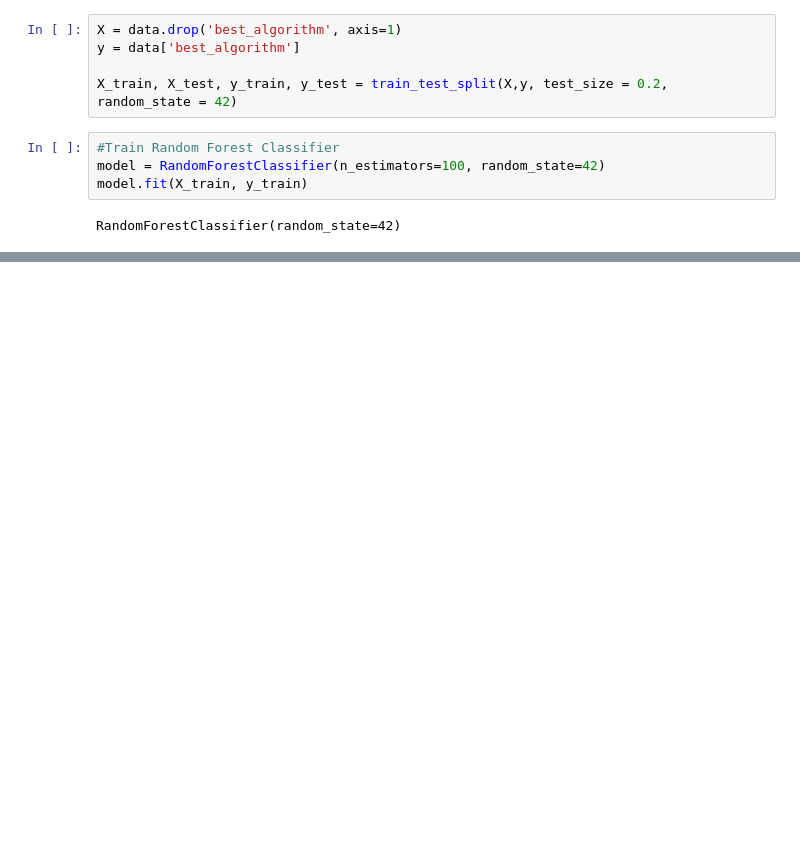
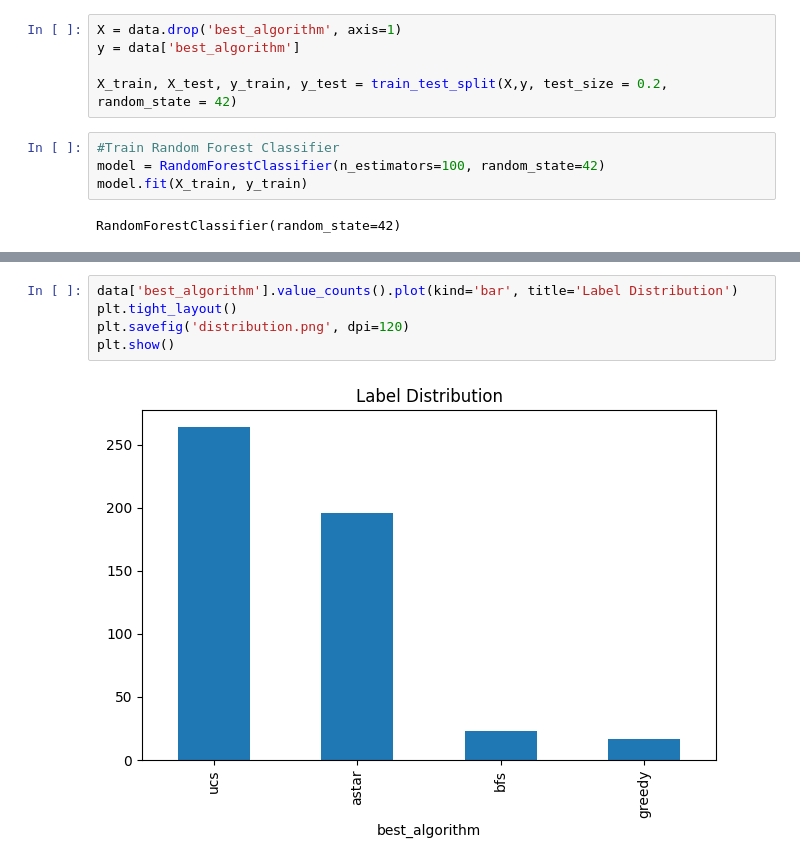
Before and after one commit to nishadmansoor/maze-path, a Jupyter notebook: model.ipynb, the cells around one changed output, grey strips where cells are left out. Cells and saved outputs as stored; diff of their text form; blank space fills up the shorter version.

```diff
--- a/model.ipynb
+++ b/model.ipynb
@@ -69,0 +63,7 @@ print(feature_importances)
+# %%
+data['best_algorithm'].value_counts().plot(kind='bar', title='Label Distribution')
+plt.tight_layout()
+plt.savefig('distribution.png', dpi=120)
+plt.show()
+# %% [output]
+[figure, added]
```
Also changed, not shown: parts of 5 cells of this notebook, 3 other files.
